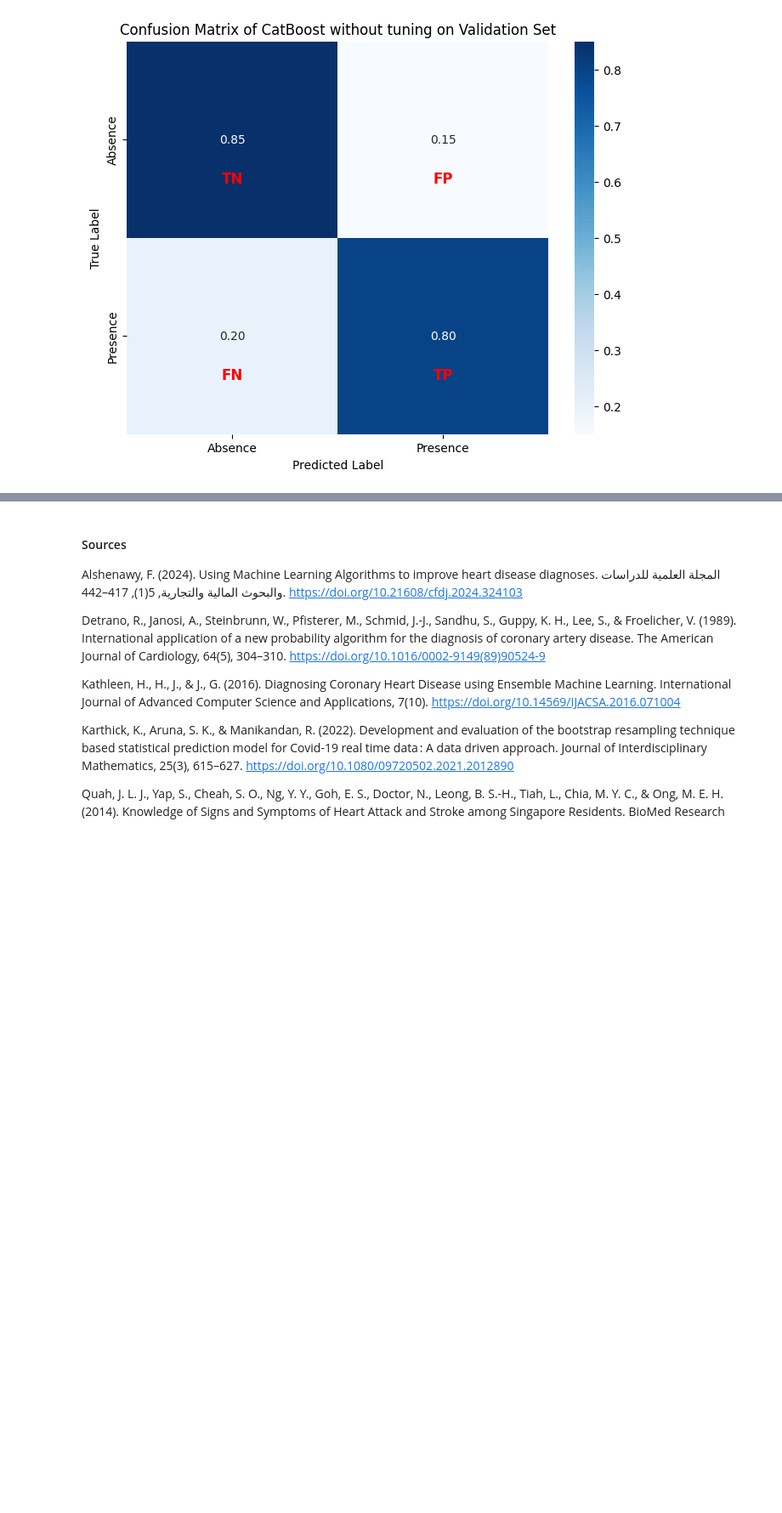
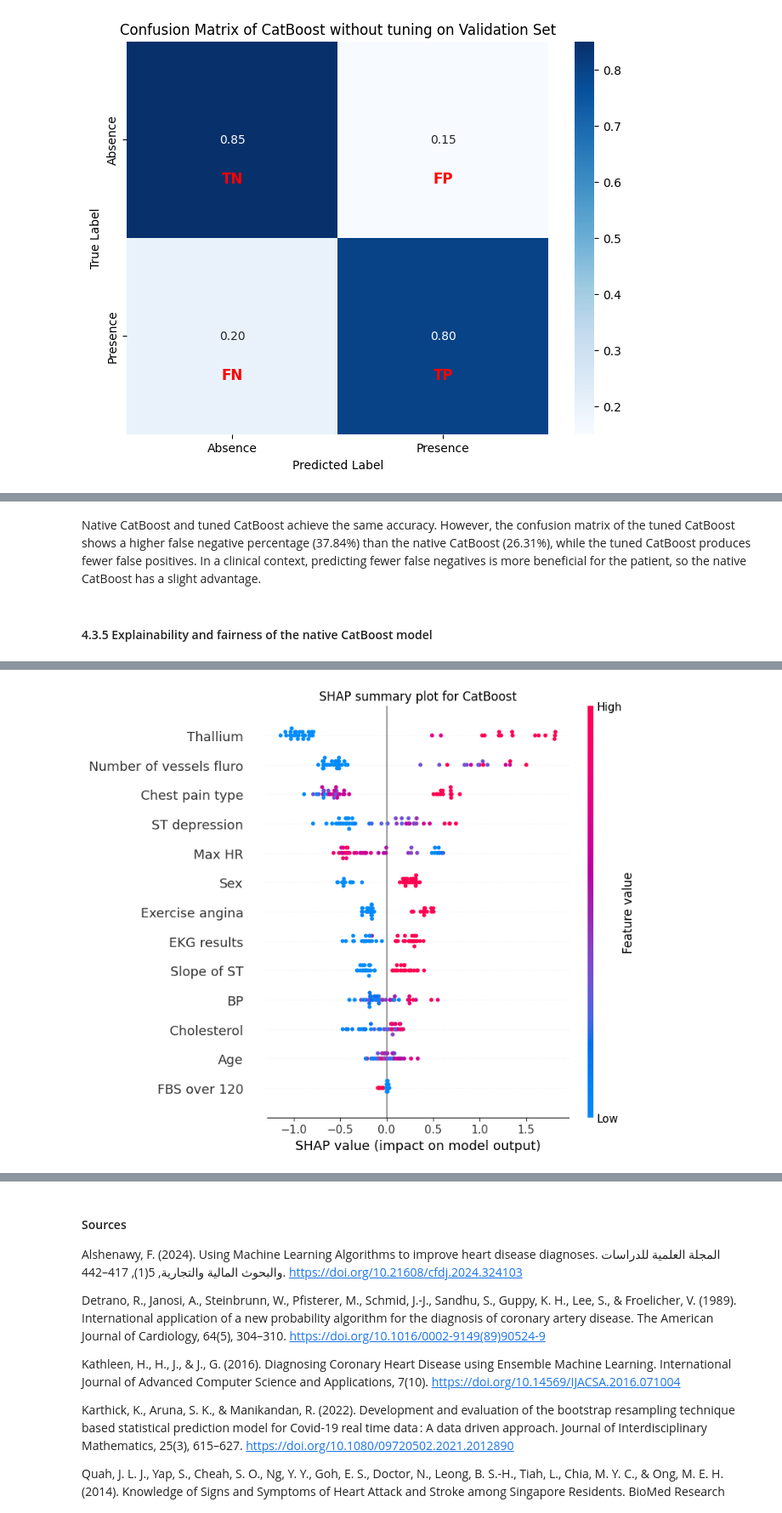
Before and after one commit to micheleishere/CO2, a Jupyter notebook: Project_CO2_main.ipynb, the cells around one changed output, grey strips where cells are left out. Shown at 85% size. Drawn from its saved outputs; the diff is of its cells as text; code cells hidden in the pictures; blank space fills up the shorter version.

```diff
--- a/Project_CO2_main.ipynb
+++ b/Project_CO2_main.ipynb
@@ -854,0 +966,25 @@ plt.show()
+# %% [markdown]
+Native CatBoost and tuned CatBoost achieve the same accuracy. However, the confusion matrix of the tuned CatBoost shows a higher false negative percentage (37.84%) than the native CatBoost (26.31%), while the tuned CatBoost produces fewer false positives. In a clinical context, predicting fewer false negatives is more beneficial for the patient, so the native CatBoost has a slight advantage.
+# %% [markdown]
+#### 4.3.5 Explainability and fairness of the native CatBoost model
+# %%
+from catboost import Pool
+import shap
+
+
+shap.initjs()
+
+test_pool = Pool(test_X)
+
+shap_values_full = cat.get_feature_importance(
+    test_pool,
+    type="ShapValues"
+)
+shap_values = shap_values_full[:, :-1]
+
+plt.figure()
+shap.summary_plot(shap_values, test_X, show=False)
+plt.title("SHAP summary plot for CatBoost native")
+plt.tight_layout()
+plt.show()
+# %% [output]
@@ -854,0 +992 @@ plt.show()
+[figure, added]
```
Also changed, not shown: parts of 33 cells of this notebook, 12 other files.
